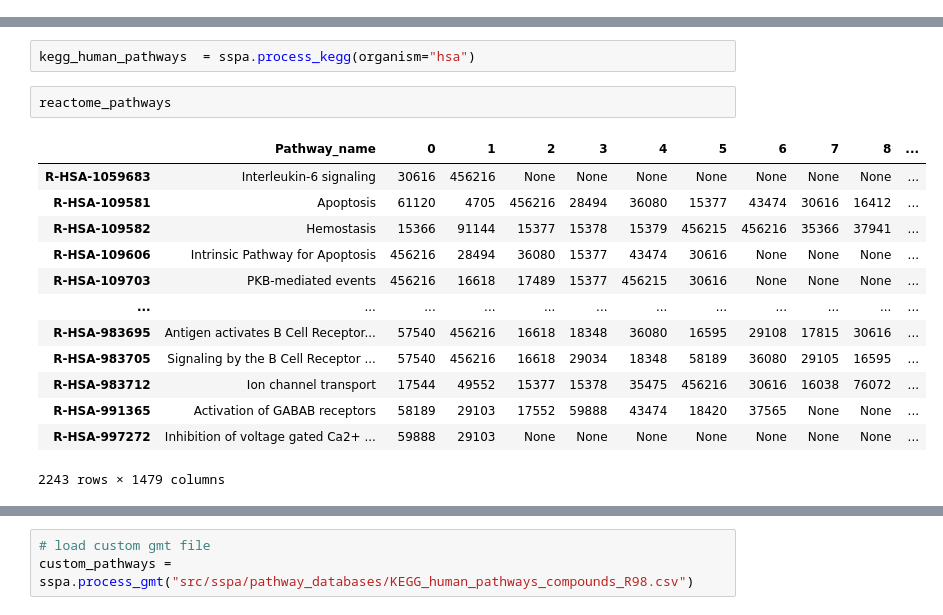
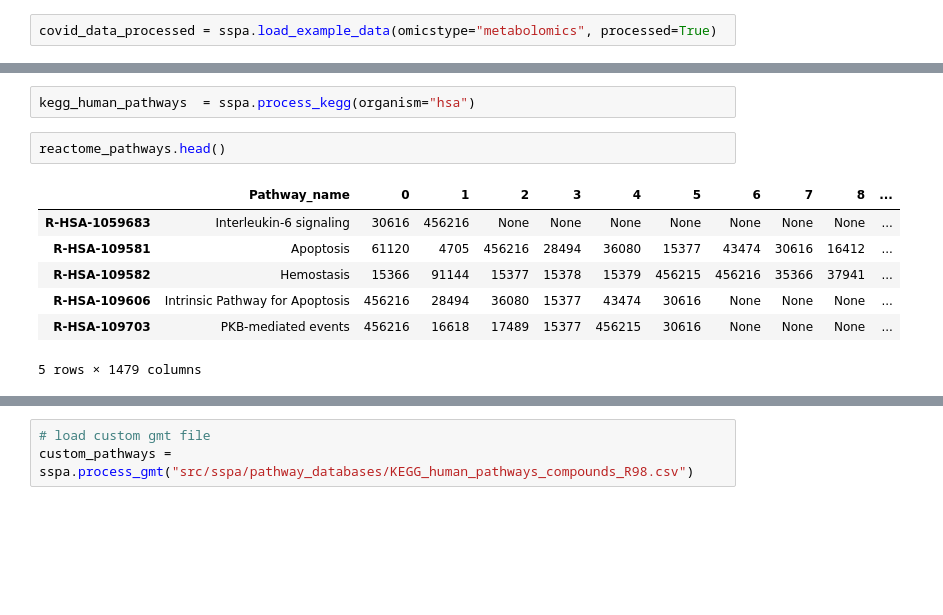
Before and after one commit to cwieder/py-ssPA, a Jupyter notebook: sspa_walkthrough.ipynb, the cells around one changed output, grey strips where cells are left out. Cells and saved outputs as stored; diff of their text form; blank space fills up the shorter version.

```diff
--- a/sspa_walkthrough.ipynb
+++ b/sspa_walkthrough.ipynb
@@ -10,0 +48,2 @@ from sklearn.decomposition import PCA
+# %%
+covid_data_processed = sspa.load_example_data(omicstype="metabolomics", processed=True)
@@ -18,19 +118,13 @@ reactome_pathways  = sspa.process_reactome(organism="Homo sapiens")
 # %%
 kegg_human_pathways  = sspa.process_kegg(organism="hsa")
 # %%
-reactome_pathways
+reactome_pathways.head()
 # %% [output]
 |  | Pathway_name | 0 | 1 | 2 | 3 | 4 | 5 | 6 | 7 | 8 | ... |
 | R-HSA-1059683 | Interleukin-6 signaling | 30616 | 456216 | None | None | None | None | None | None | None | ... |
 | R-HSA-109581 | Apoptosis | 61120 | 4705 | 456216 | 28494 | 36080 | 15377 | 43474 | 30616 | 16412 | ... |
 | R-HSA-109582 | Hemostasis | 15366 | 91144 | 15377 | 15378 | 15379 | 456215 | 456216 | 35366 | 37941 | ... |
 | R-HSA-109606 | Intrinsic Pathway for Apoptosis | 456216 | 28494 | 36080 | 15377 | 43474 | 30616 | None | None | None | ... |
 | R-HSA-109703 | PKB-mediated events | 456216 | 16618 | 17489 | 15377 | 456215 | 30616 | None | None | None | ... |
-| ... | ... | ... | ... | ... | ... | ... | ... | ... | ... | ... | ... |
-| R-HSA-983695 | Antigen activates B Cell Receptor... | 57540 | 456216 | 16618 | 18348 | 36080 | 16595 | 29108 | 17815 | 30616 | ... |
-| R-HSA-983705 | Signaling by the B Cell Receptor ... | 57540 | 456216 | 16618 | 29034 | 18348 | 58189 | 36080 | 29105 | 16595 | ... |
-| R-HSA-983712 | Ion channel transport | 17544 | 49552 | 15377 | 15378 | 35475 | 456216 | 30616 | 16038 | 76072 | ... |
-| R-HSA-991365 | Activation of GABAB receptors | 58189 | 29103 | 17552 | 59888 | 43474 | 18420 | 37565 | None | None | ... |
-| R-HSA-997272 | Inhibition of voltage gated Ca2+ ... | 59888 | 29103 | None | None | None | None | None | None | None | ... |
-2243 rows × 1479 columns
+5 rows × 1479 columns
 # %%
```
Also changed, not shown: parts of 42 cells of this notebook.
